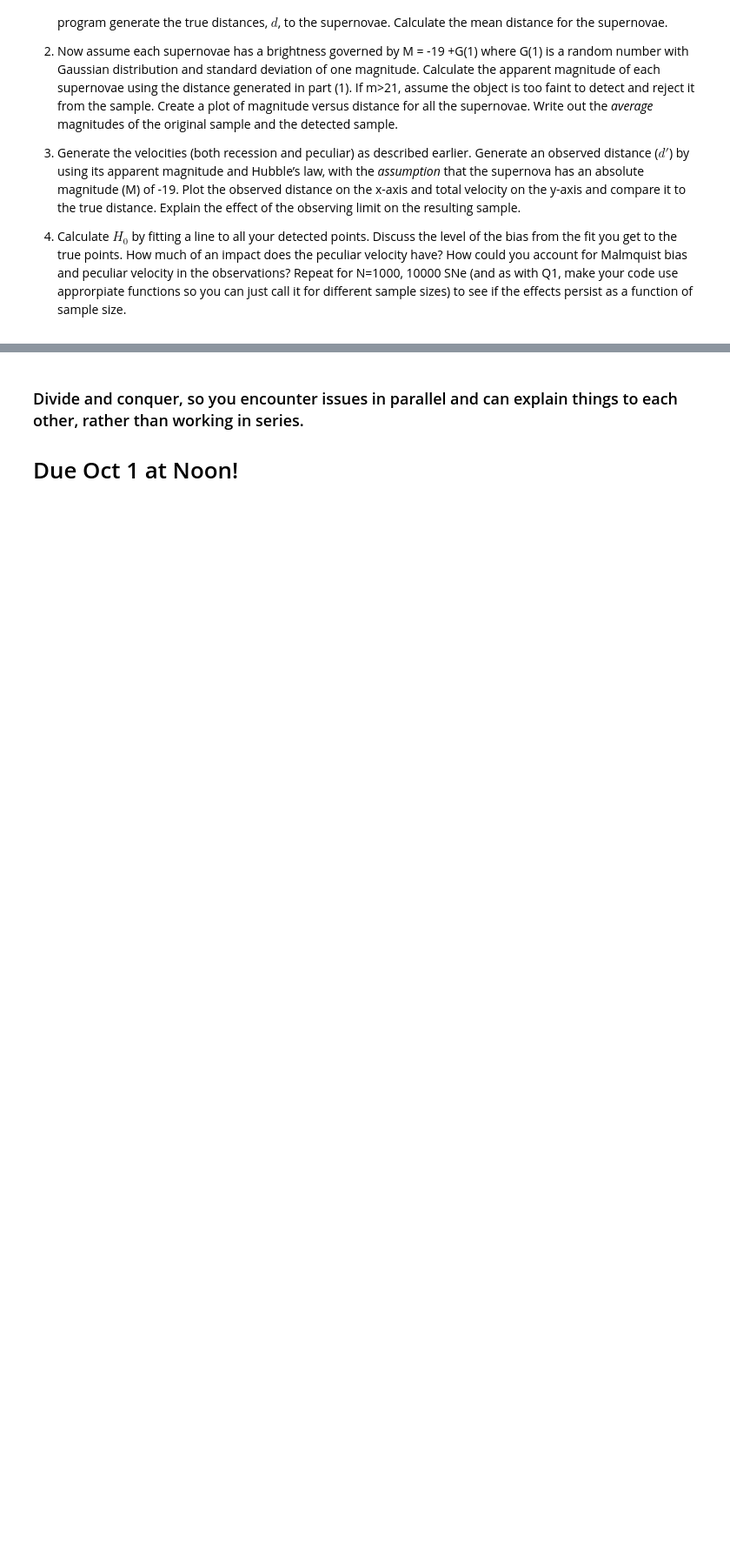
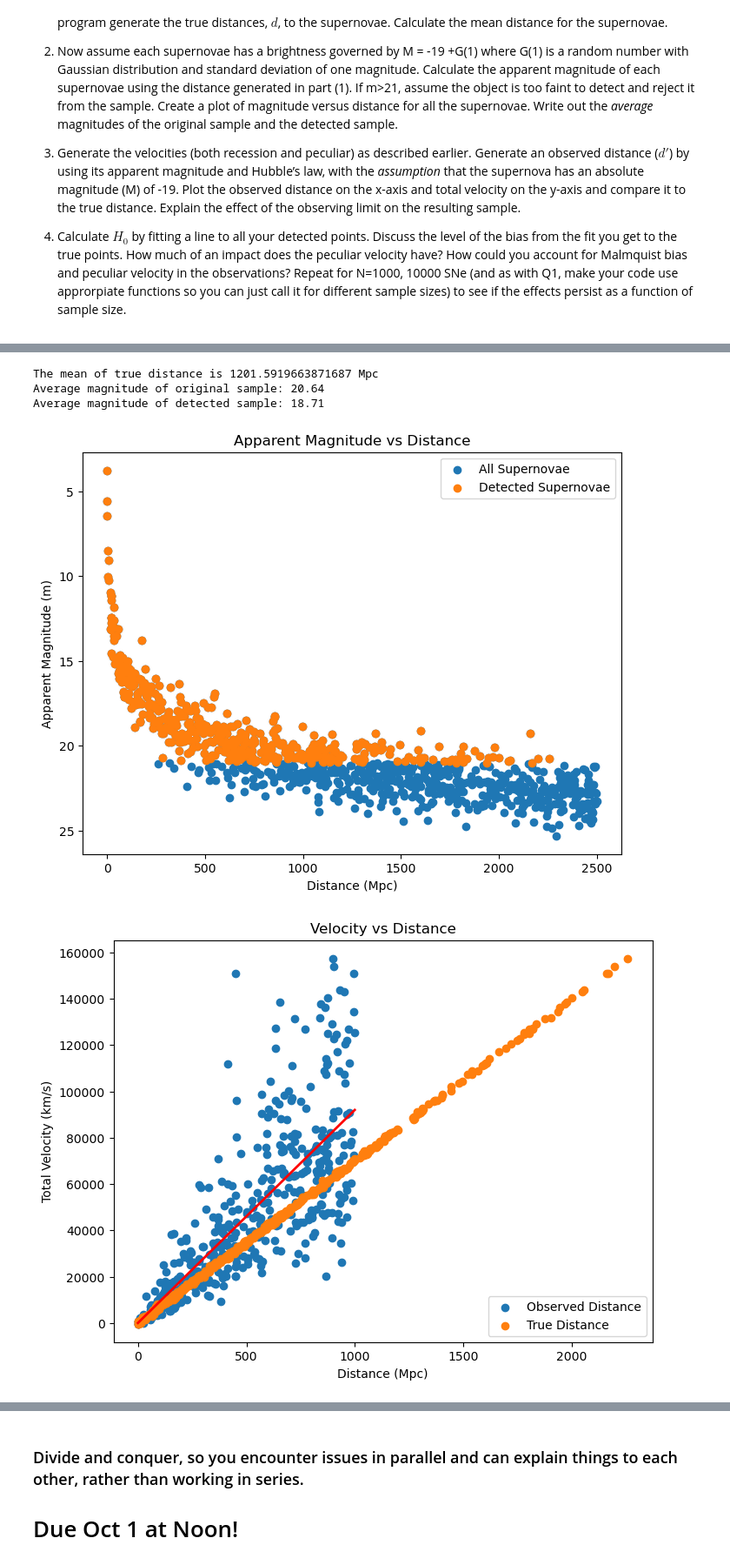
Before and after one commit to gnarayan/ast503_2024_Fall, a Jupyter notebook: homework/Ferdinand/HW2/HW2_ASTR503_Ferdinand.ipynb, the cells around one changed output, grey strips where cells are left out. Shown at 87% size. Saved outputs shown, nothing was run; the diff lists cells and outputs as text; code cells hidden in the pictures; blank space fills up the shorter version.

```diff
--- a/homework/Ferdinand/HW2/HW2_ASTR503_Ferdinand.ipynb
+++ b/homework/Ferdinand/HW2/HW2_ASTR503_Ferdinand.ipynb
@@ -567,0 +520,8 @@ Level bias is quite the same as the difference in the hubble constant: 53.80 km
+# %%
+calculate_H0(N=1000)
+# %% [output]
+The mean of true distance is 1201.5919663871687 Mpc
+Average magnitude of original sample: 20.64
+Average magnitude of detected sample: 18.71
+[figure, added]
+[figure, added]
```
Also changed, not shown: parts of 6 cells of this notebook.
